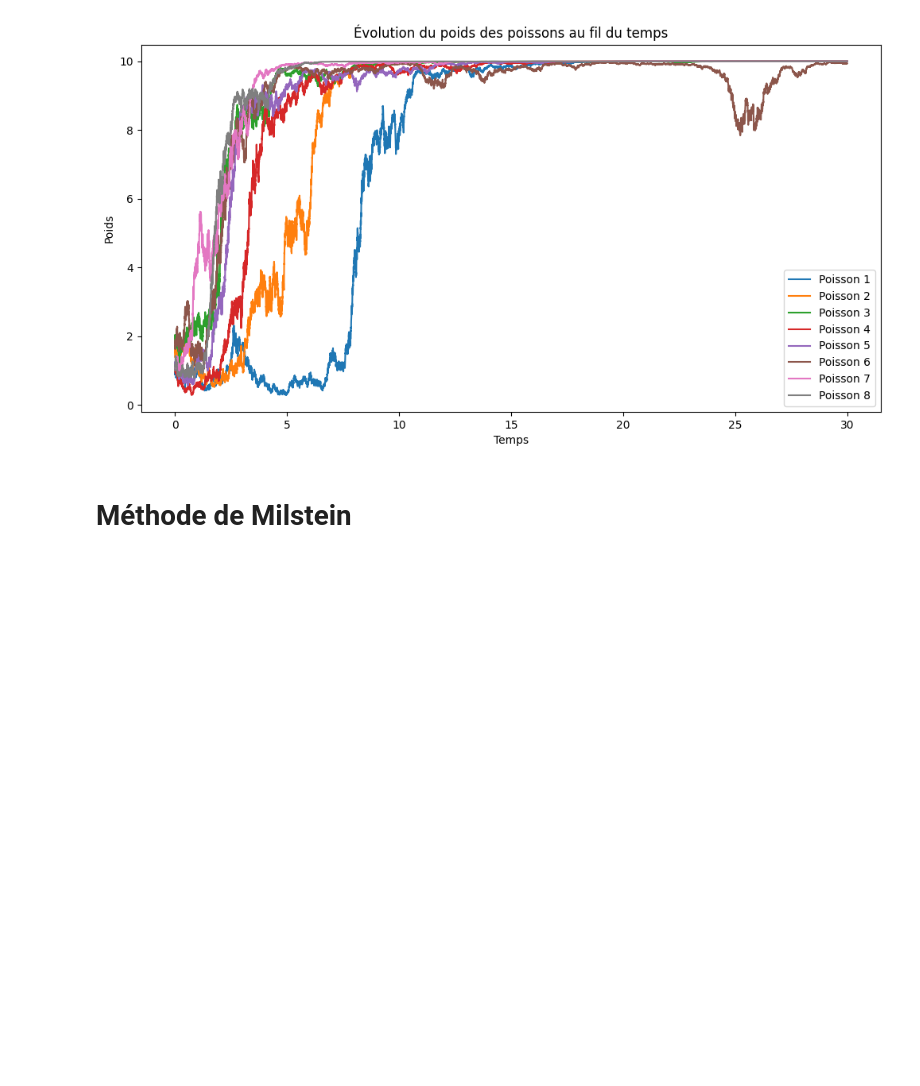
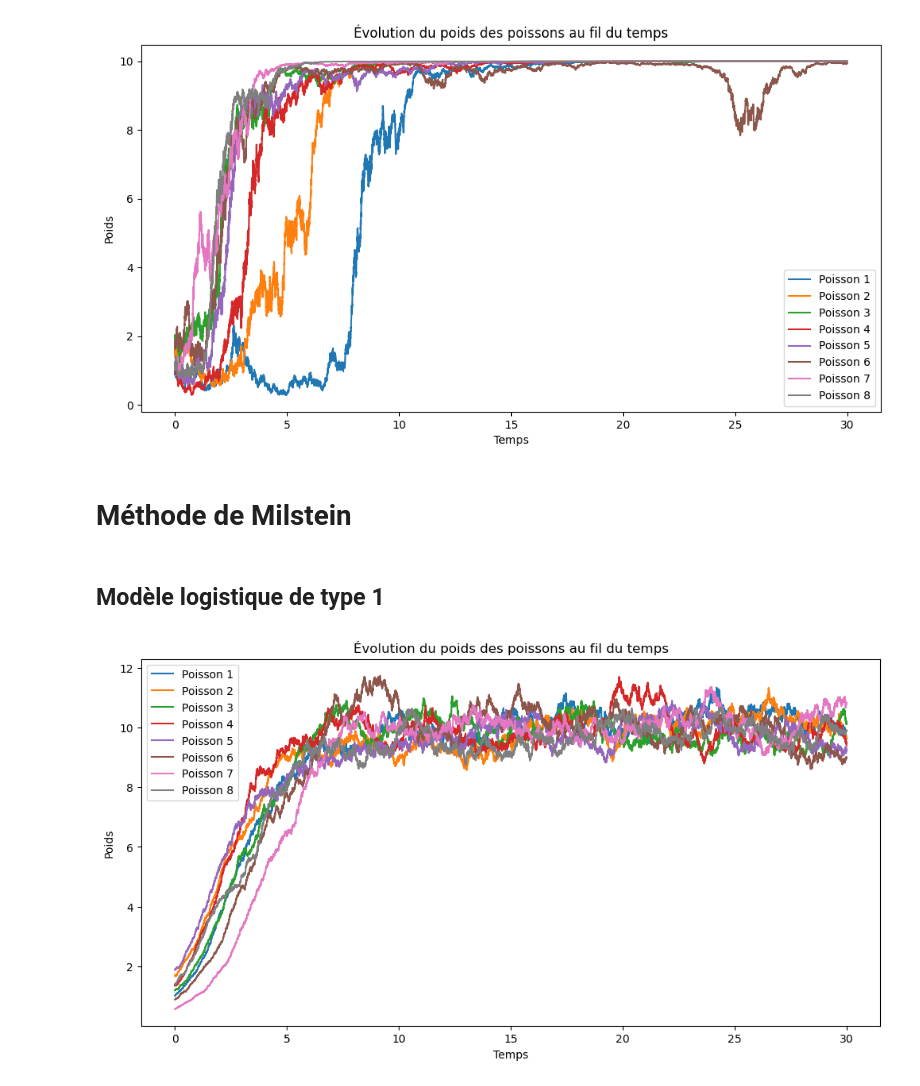
Before and after one commit to leaajo/sde_resolve, a Jupyter notebook: first_approach.ipynb, the cells around one changed output. Drawn from its saved outputs; the diff is of its cells as text; code cells hidden in the pictures; blank space fills up the shorter version.

Commit message:
Méthodes et modèles complets

```diff
--- a/first_approach.ipynb
+++ b/first_approach.ipynb
@@ -251,3 +250,57 @@ plt.show()
 [figure]
 # %% [markdown]
 # Méthode de Milstein
+# %% [markdown]
+## Modèle logistique de type 1
+# %%
+def b(x, k, N, x_max=10):
+    return (0.7+0.1*(k/N))*x*(1-x/x_max)
+
+def sigma(c, x):
+    return c * x
+
+def sigma_der(c,x):
+    return c
+
+# Paramètres
+N = 8  # Nombre de poissons
+temps_final = 30
+finesse_pas = 0.001
+nombre_observations = int(temps_final / finesse_pas) + 1
+pas = finesse_pas
+c = 1/16
+mu = 0
+
+# Initialisation du tableau
+tableau_poids = np.zeros((nombre_observations, N))
+X_0 = np.random.uniform(0.5, 2, N)
+tableau_poids[0, :] = X_0
+
+# Remplissage du tableau
+for i in range(1, nombre_observations):
+
+    # On ordonne les poids
+    poids_ordonnes = tableau_poids[i-1, :]
+    poids_ordonnes = np.sort(poids_ordonnes)
+
+    for j in range(N):
+        #k = np.where(poids_ordonnes == tableau_poids[i-1, j])[0][0]
+        k = np.searchsorted(poids_ordonnes, tableau_poids[i-1, j])
+        delta_Bt = np.random.normal(0, sqrt(pas))
+        x = tableau_poids[i-1, j]
+        tableau_poids[i, j] = x + b(x, k, N) * pas + sigma(c, x) * delta_Bt + (1/2)*sigma(c, x)*sigma_der(c,x)*(delta_Bt**2-finesse_pas)
+
+temps = np.linspace(0, temps_final, nombre_observations)
+
+# graphique
+plt.figure(figsize=(12, 6))
+for j in range(N):
+    plt.plot(temps, tableau_poids[:, j], label=f'Poisson {j+1}')
+
+plt.xlabel('Temps')
+plt.ylabel('Poids')
+plt.title('Évolution du poids des poissons au fil du temps')
+plt.legend()
+plt.show()
+# %% [output]
+[figure, added]
```
Also changed, not shown: parts of 7 cells of this notebook.
